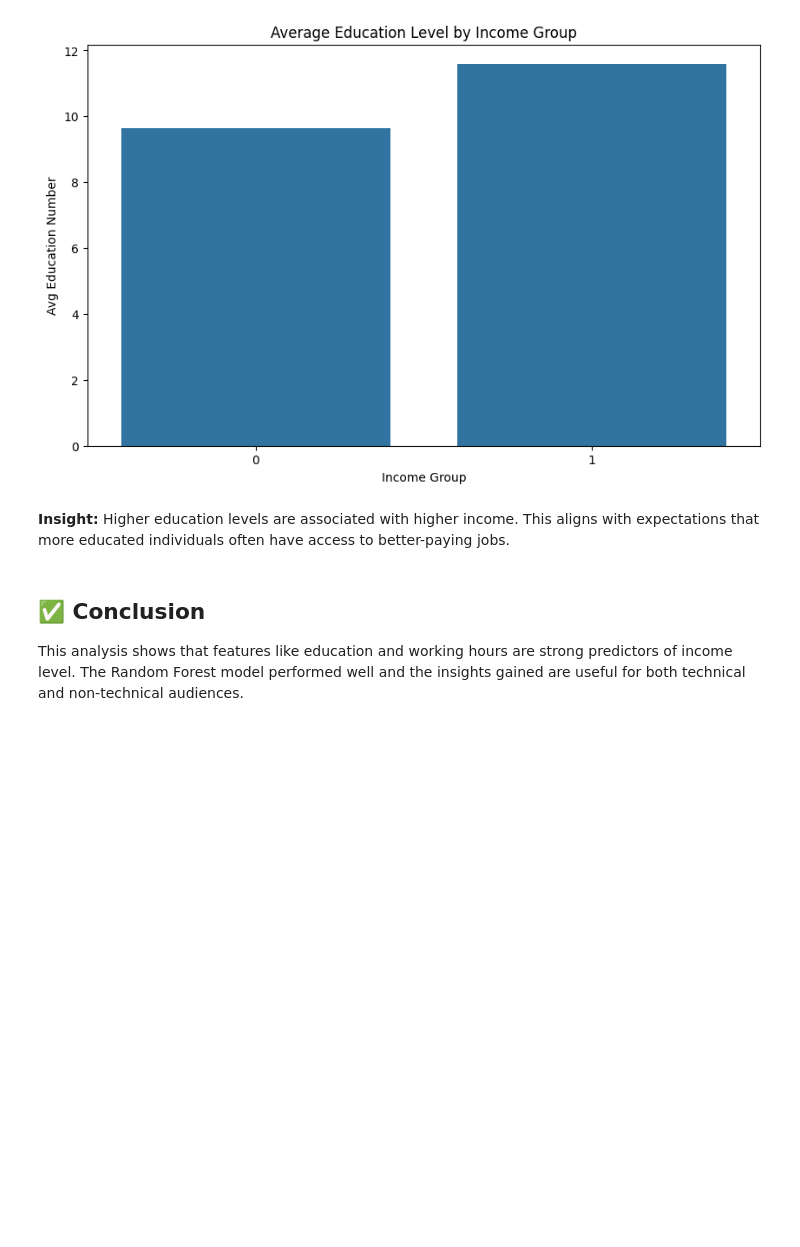
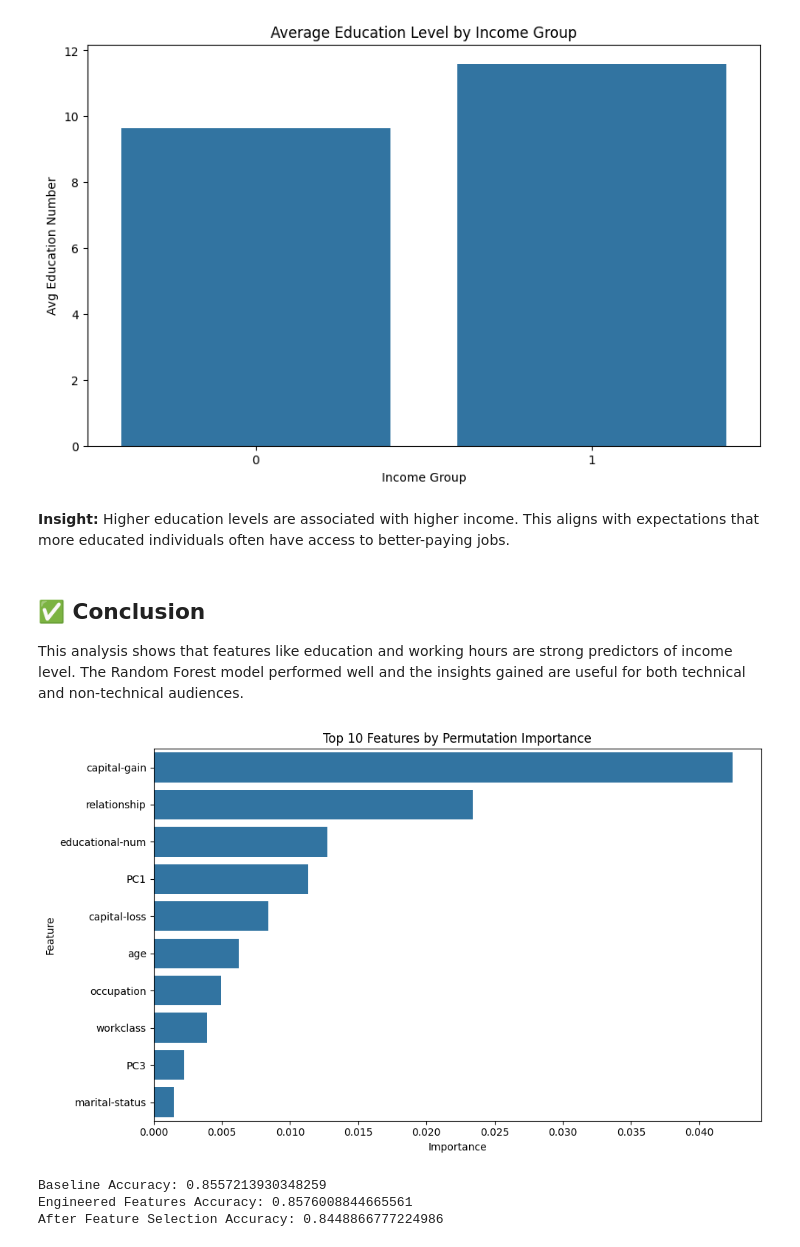
Before and after one commit to KamalRiad90/Adult_income, a Jupyter notebook: Adult_Income.ipynb, the cells around one changed output. Drawn from its saved outputs; the diff is of its cells as text; code cells hidden in the pictures; blank space fills up the shorter version.

```diff
--- a/Adult_Income.ipynb
+++ b/Adult_Income.ipynb
@@ -180,0 +196,16 @@ This analysis shows that features like education and working hours are strong pr
+# %%
+# Concatenate engineered features
+X_train_eng = np.hstack([X_train_scaled, X_train_pca, X_train_cluster])
+X_test_eng = np.hstack([X_test_scaled, X_test_pca, X_test_cluster])
+# %%
+# Baseline model with original features
+model_base = RandomForestClassifier(random_state=42)
+model_base.fit(X_train_scaled, y_train)
+y_pred_base = model_base.predict(X_test_scaled)
+acc_base = accuracy_score(y_test, y_pred_base)
+# %%
+# Model with engineered features
+model_eng = RandomForestClassifier(random_state=42)
+model_eng.fit(X_train_eng, y_train)
+y_pred_eng = model_eng.predict(X_test_eng)
+acc_eng = accuracy_score(y_test, y_pred_eng)
@@ -180,0 +223,26 @@ This analysis shows that features like education and working hours are strong pr
+# %%
+# Permutation importance
+result = permutation_importance(model_eng, X_test_eng, y_test, n_repeats=10, random_state=42)
+feature_names = list(X.columns) + ['PC1', 'PC2', 'PC3', 'Cluster']
+importances_df = pd.DataFrame({
+    'Feature': feature_names,
+    'Importance': result.importances_mean
+}).sort_values(by='Importance', ascending=False).head(10)
+# %%
+# Plot top 10 features
+plt.figure(figsize=(10, 6))
+sns.barplot(x='Importance', y='Feature', data=importances_df)
+plt.title('Top 10 Features by Permutation Importance')
+plt.tight_layout()
+plt.show()
+# %% [output]
+[figure, added]
+# %%
+# Print accuracy results
+print("Baseline Accuracy:", acc_base)
+print("Engineered Features Accuracy:", acc_eng)
+print("After Feature Selection Accuracy:", acc_final)
+# %% [output]
+Baseline Accuracy: 0.8557213930348259
+Engineered Features Accuracy: 0.8576008844665561
+After Feature Selection Accuracy: 0.8448866777224986
```
Also changed, not shown: parts of 9 cells of this notebook.
